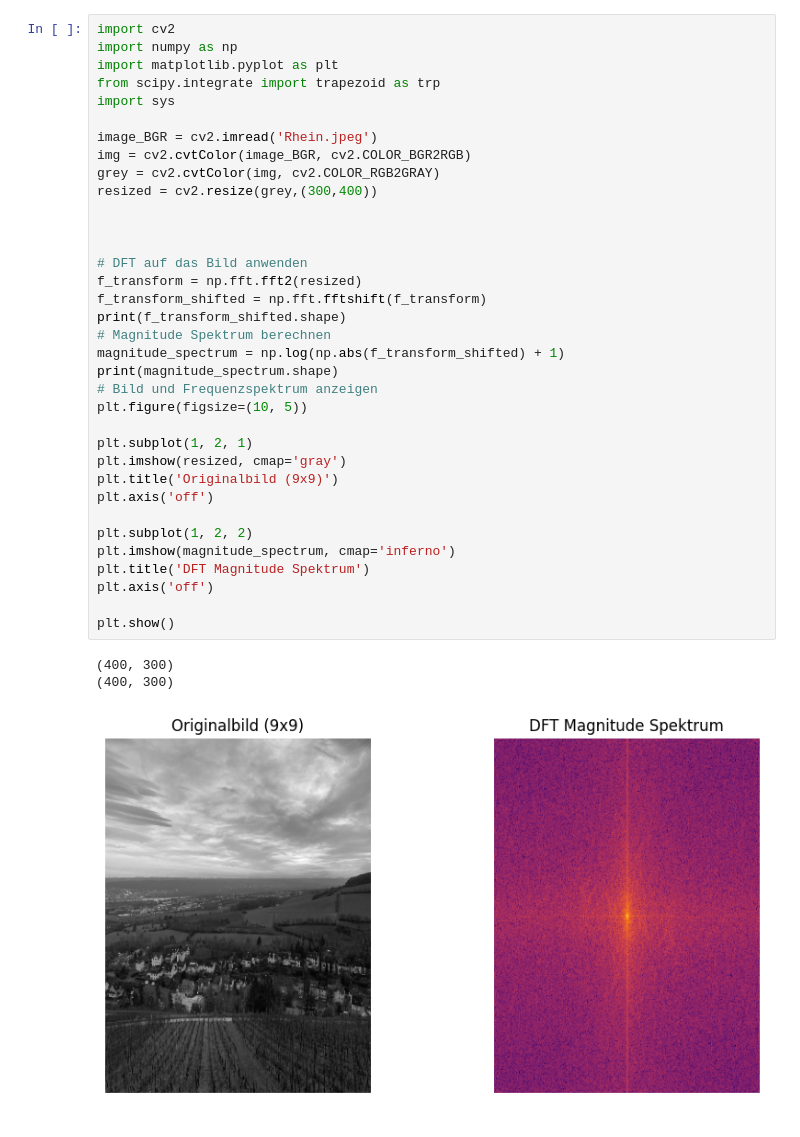
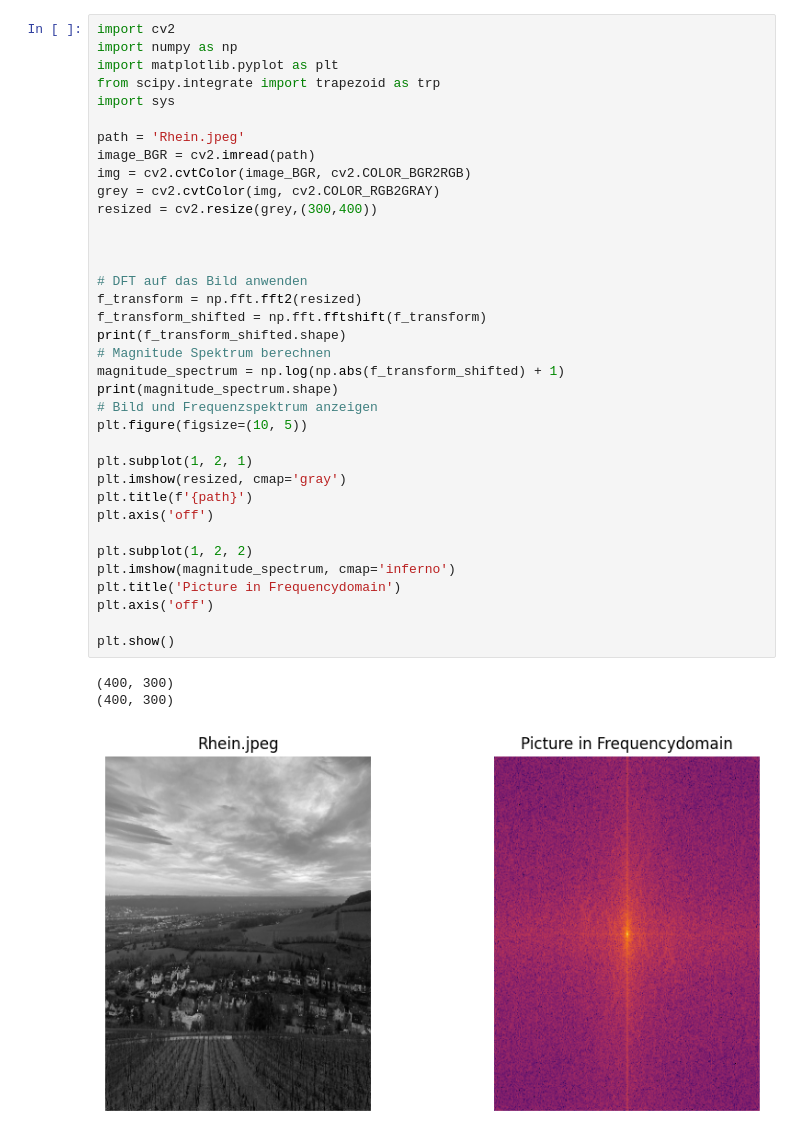
Before and after one commit to LucasSchuermann/Learning-Image-Processing, a Jupyter notebook: Frequenzraum.ipynb, the cells around one changed output. Drawn from its saved outputs; the diff is of its cells as text.

```diff
--- a/Frequenzraum.ipynb
+++ b/Frequenzraum.ipynb
@@ -76,35 +108,36 @@ import matplotlib.pyplot as plt
 from scipy.integrate import trapezoid as trp
 import sys
 
-image_BGR = cv2.imread('Rhein.jpeg')
+path = 'Rhein.jpeg'
+image_BGR = cv2.imread(path)
 img = cv2.cvtColor(image_BGR, cv2.COLOR_BGR2RGB)
 grey = cv2.cvtColor(img, cv2.COLOR_RGB2GRAY)
 resized = cv2.resize(grey,(300,400))
 
 
 
 # DFT auf das Bild anwenden
 f_transform = np.fft.fft2(resized)
 f_transform_shifted = np.fft.fftshift(f_transform)
 print(f_transform_shifted.shape)
 # Magnitude Spektrum berechnen
 magnitude_spectrum = np.log(np.abs(f_transform_shifted) + 1)
 print(magnitude_spectrum.shape)
 # Bild und Frequenzspektrum anzeigen
 plt.figure(figsize=(10, 5))
 
 plt.subplot(1, 2, 1)
 plt.imshow(resized, cmap='gray')
-plt.title('Originalbild (9x9)')
+plt.title(f'{path}')
 plt.axis('off')
 
 plt.subplot(1, 2, 2)
 plt.imshow(magnitude_spectrum, cmap='inferno')
-plt.title('DFT Magnitude Spektrum')
+plt.title('Picture in Frequencydomain')
 plt.axis('off')
 
 plt.show()
 # %% [output]
 (400, 300)
 (400, 300)
-[figure, old version]
+[figure, new version]
```
Also changed, not shown: parts of 8 cells of this notebook.
